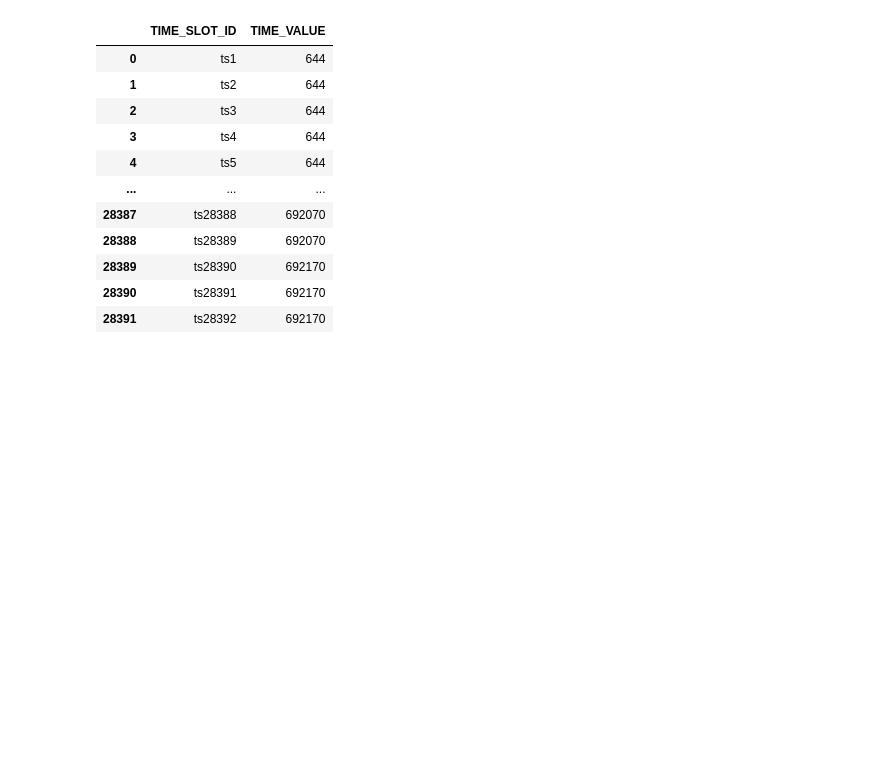
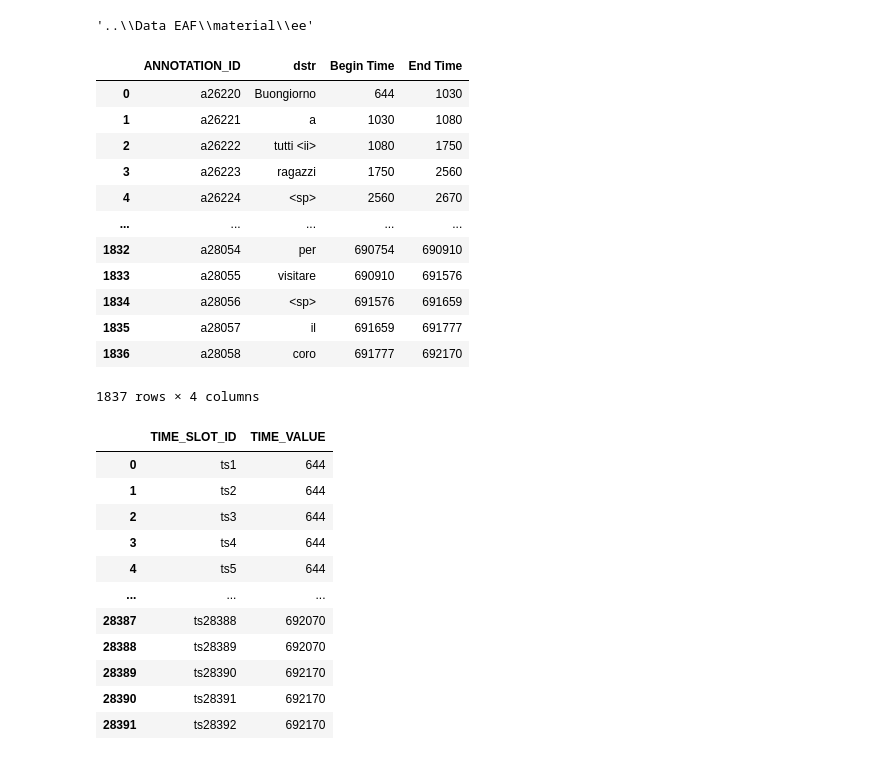
Before and after one commit to jamslaugh/tacotron2_thesis, a Jupyter notebook: Data EAF/Training Data - EAF/data_extraction.ipynb, the cells around one changed output. Drawn from its saved outputs; the diff is of its cells as text; code cells hidden in the pictures; blank space fills up the shorter version.

Commit message:
data_loader class done

```diff
--- a/Data EAF/Training Data - EAF/data_extraction.ipynb
+++ b/Data EAF/Training Data - EAF/data_extraction.ipynb
@@ -3,11 +3,15 @@ import xml.etree.ElementTree as et
 import os
 # %%
 import pandas as pd
+# %%
+os.path.join("..",*"Data EAF\material".split(os.path.sep),'ee')
+# %% [output]
+'..\\Data EAF\\material\\ee'
 # %%
-class eaf_reader():
-    def __init__(self,filename):
+class EafReader():
+    def __init__(self,filename,path):
         self.filename = filename
-        self.xtree = et.parse(os.path.join("..","Data EAF","material",self.filename))
+        self.xtree = et.parse(os.path.join(*path.split(os.path.sep),self.filename))
         self.xroot = self.xtree.getroot()
     def parser(self,attribute):
         annot = []
@@ -18,3 +22,23 @@ class eaf_reader():
                     annot_df.append(k.attrib)
                     annot.append(k.find('ANNOTATION_VALUE').text)
         return annot, annot_df
+    def dataframe_creator(self,annot,AnnotDf):
+        annot_df = pd.DataFrame(AnnotDf)
+        annot_df['dstr'] = annot
+        annot_df = pd.merge(annot_df,data_time,
+                            left_on='TIME_SLOT_REF1',
+                            right_on='TIME_SLOT_ID',
+                            how='left')
+        annot_df = annot_df.rename(columns={'TIME_VALUE':'Begin Time',
+                                            'annotation':'dstr'}).drop('TIME_SLOT_ID',axis=1)
+        annot_df = pd.merge(annot_df,
+                            data_time,
+                            left_on='TIME_SLOT_REF2',
+                            right_on='TIME_SLOT_ID',
+                            how='left').rename(columns={'TIME_VALUE':'End Time'})
+        annot_df.drop(['TIME_SLOT_REF1','TIME_SLOT_REF2','TIME_SLOT_ID'],
+                      axis=1,
+                      inplace=True)
+        return annot_df
+# %%
+rdr = EafReader('G01V01P01_L.eaf','..\materials')
@@ -21,3 +48,21 @@ class eaf_reader():
+# %%
+dstr_annot, dstr_annot_df = rdr.parser('ORT')
+ort_ = rdr.dataframe_creator(dstr_annot,dstr_annot_df)
+ort_
+# %% [output]
+|  | ANNOTATION_ID | dstr | Begin Time | End Time |
+| 0 | a26220 | Buongiorno | 644 | 1030 |
+| 1 | a26221 | a | 1030 | 1080 |
+| 2 | a26222 | tutti <ii> | 1080 | 1750 |
+| 3 | a26223 | ragazzi | 1750 | 2560 |
+| 4 | a26224 | <sp> | 2560 | 2670 |
+| ... | ... | ... | ... | ... |
+| 1832 | a28054 | per | 690754 | 690910 |
+| 1833 | a28055 | visitare | 690910 | 691576 |
+| 1834 | a28056 | <sp> | 691576 | 691659 |
+| 1835 | a28057 | il | 691659 | 691777 |
+| 1836 | a28058 | coro | 691777 | 692170 |
+1837 rows × 4 columns
 # %%
 xtree = et.parse(os.path.join('..','materials','G01V01P01_L.eaf'))
 xroot = xtree.getroot()
```
Also changed, not shown: parts of 11 cells of this notebook, 1 other file.
